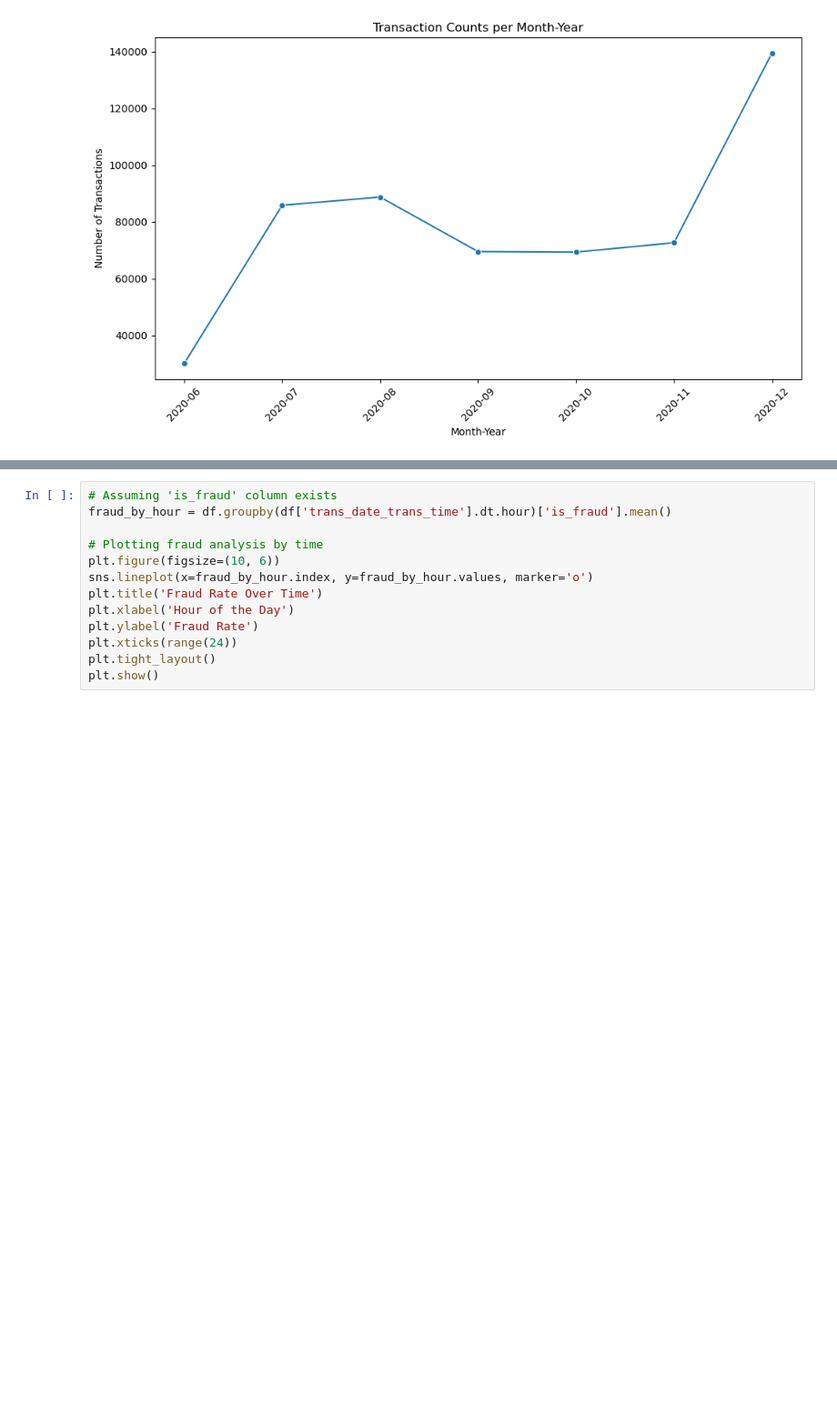
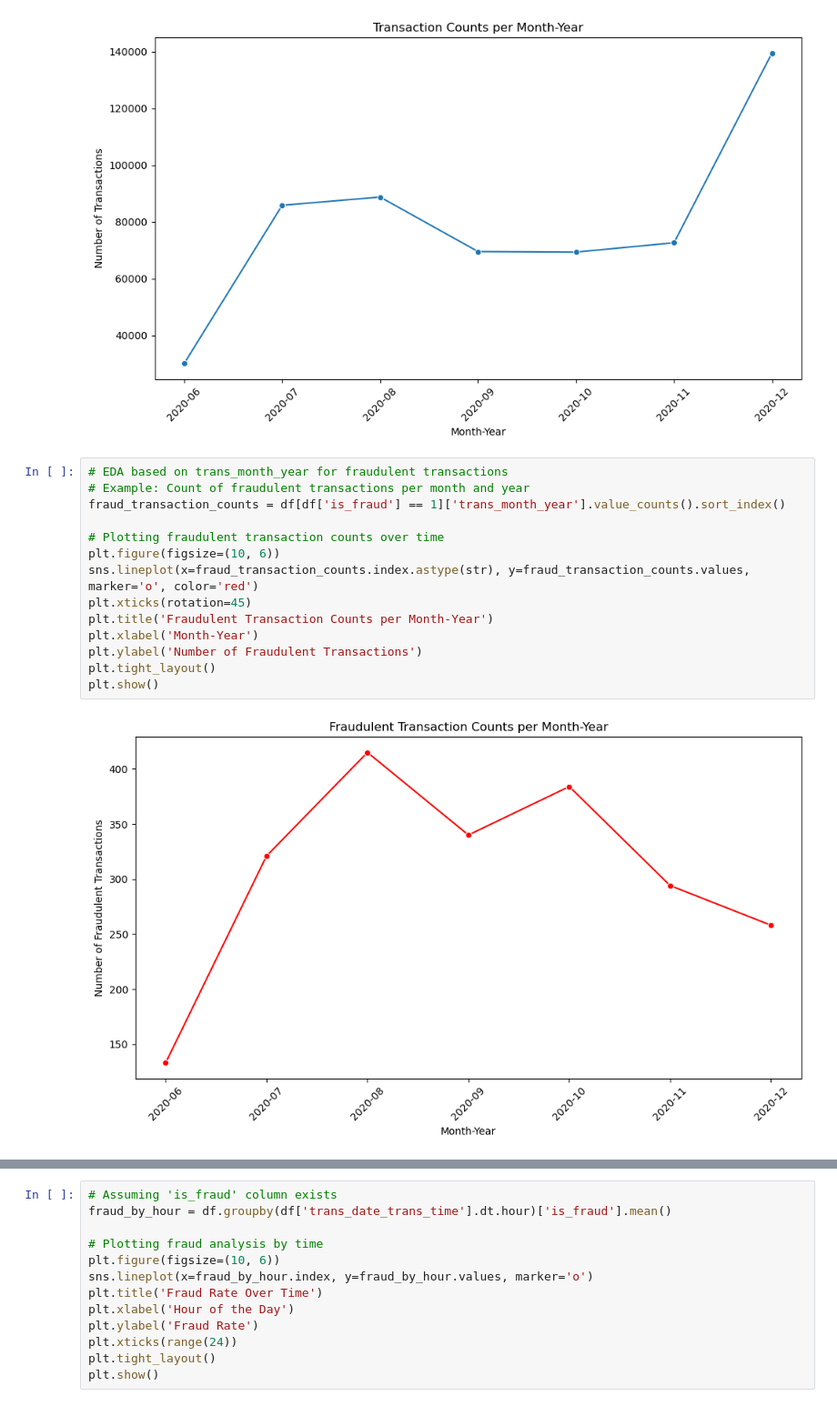
Before and after one commit to SSIN0045/TechnologyInnovationProject, a Jupyter notebook: data_preprocessing.ipynb, the cells around one changed output, grey strips where cells are left out. Shown at 91% size. Cells and saved outputs as stored; diff of their text form; blank space fills up the shorter version.

```diff
--- a/data_preprocessing.ipynb
+++ b/data_preprocessing.ipynb
@@ -224,3 +213,19 @@ plt.tight_layout()
 plt.show()
 # %% [output]
 [figure]
+# %%
+# EDA based on trans_month_year for fraudulent transactions
+# Example: Count of fraudulent transactions per month and year
+fraud_transaction_counts = df[df['is_fraud'] == 1]['trans_month_year'].value_counts().sort_index()
+
+# Plotting fraudulent transaction counts over time
+plt.figure(figsize=(10, 6))
+sns.lineplot(x=fraud_transaction_counts.index.astype(str), y=fraud_transaction_counts.values, marker='o', color='red')
+plt.xticks(rotation=45)
+plt.title('Fraudulent Transaction Counts per Month-Year')
+plt.xlabel('Month-Year')
+plt.ylabel('Number of Fraudulent Transactions')
+plt.tight_layout()
+plt.show()
+# %% [output]
+[figure, added]
```
Also changed, not shown: parts of 72 cells of this notebook.
